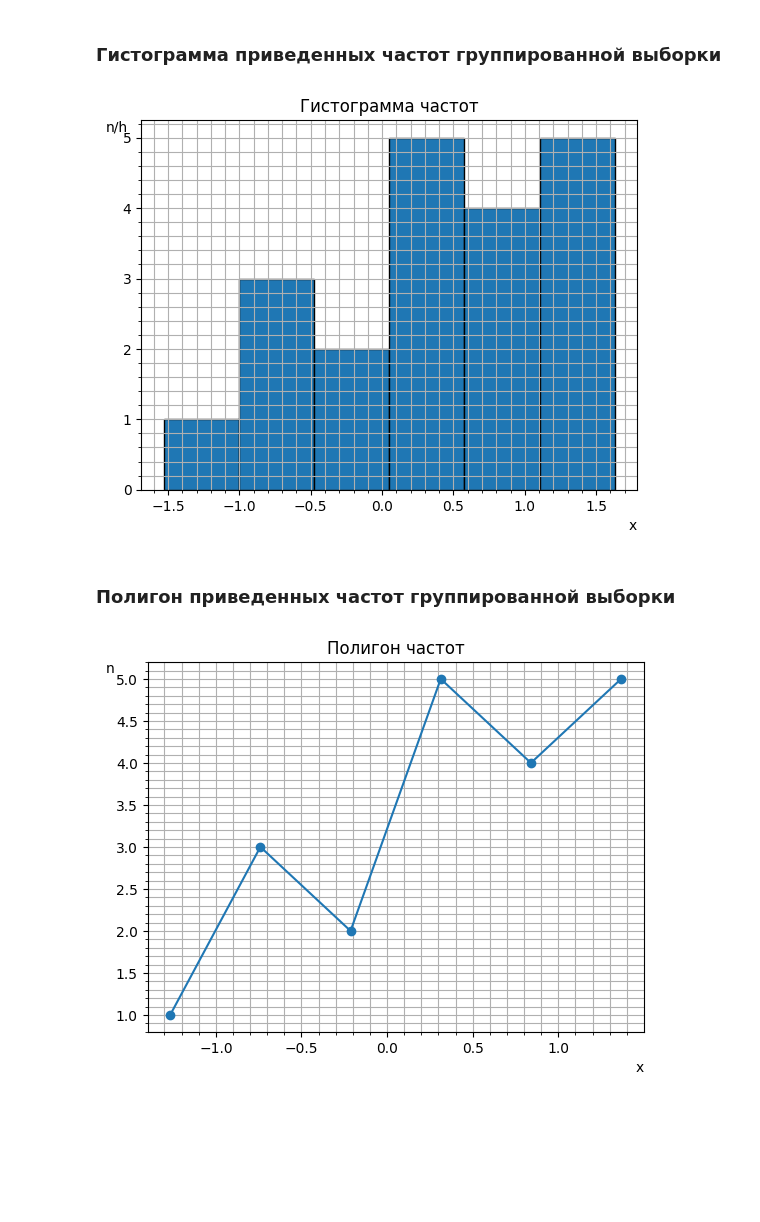
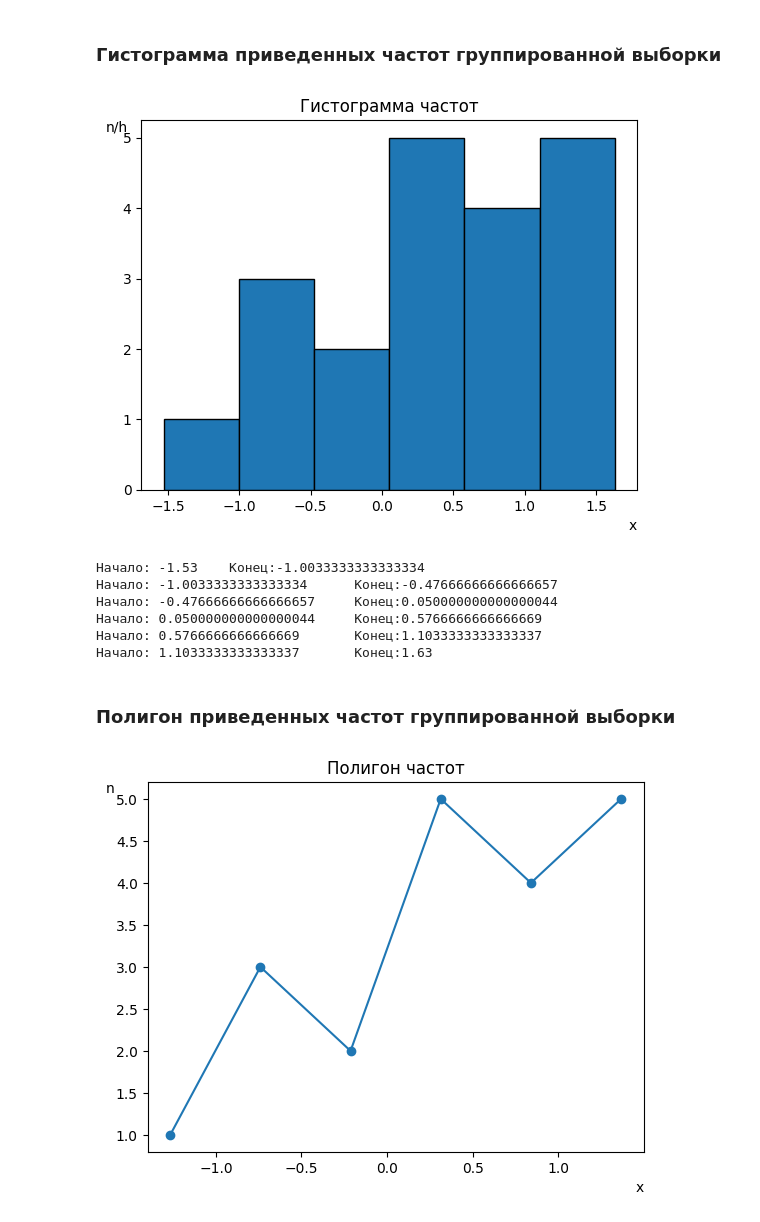
Before and after one commit to Romariok/Probability-theory, a Jupyter notebook: 5prak/task.ipynb, the cells around one changed output. Cells and saved outputs as stored; diff of their text form; code cells hidden in the pictures; blank space fills up the shorter version.

```diff
--- a/5prak/task.ipynb
+++ b/5prak/task.ipynb
@@ -93,13 +101,13 @@ def empirical_distribution_function(x):
     return freq / len(data)
 # %%
 freq = 0
-print(f"x < {statistical_series[0][0]}:\tF(x) = {freq / len(statistical_series)}")
+print(f"F(x) = {freq / len(statistical_series)}:\tx < {statistical_series[0][0]}")
 for i in range(len(statistical_series) - 1):
     freq += statistical_series[i][1]
     print(
-        f"{statistical_series[i][0]} <= x < {statistical_series[i+1][0]}:\tF(x) = {freq / len(statistical_series)}")
+        f"F(x) = {freq / len(statistical_series)}:\t{statistical_series[i][0]} <= x < {statistical_series[i+1][0]}")
 freq += statistical_series[-1][1]
-print(f"{statistical_series[-1][0]} <= x:\tF(x) = {freq / len(statistical_series)}")
+print(f"F(x) = {freq / len(statistical_series)}:\t{statistical_series[-1][0]} <= x")
 
 x_values = np.linspace(min_value - 1, max_value + 1, 10000)
 ecdf_values = [empirical_distribution_function(x)
@@ -137,30 +145,33 @@ x < -1.53:      F(x) = 0.0
 # %% [markdown]
 <h3>Гистограмма приведенных частот группированной выборки</h3>
 # %%
-
 num_bins = 6
 hist, bins = np.histogram(data, bins=bins_num)
 plt.hist(variation_series, bins=num_bins, edgecolor='black')
-plt.grid(which='both')
-plt.minorticks_on()
 plt.title('Гистограмма частот')
 plt.xlabel('x', ha='right', x=1.0)
 plt.ylabel('n/h', va='top', y=1.0)
 plt.gca().yaxis.get_label().set_rotation(0)
 plt.show()
+for i in range(len(bins)-1):
+   print(f"Начало: {bins[i]}\t Конец:{bins[i+1]}")
 # %% [output]
-[figure, old version]
+[figure, new version]
+Начало: -1.53    Конец:-1.0033333333333334
+Начало: -1.0033333333333334      Конец:-0.47666666666666657
+Начало: -0.47666666666666657     Конец:0.050000000000000044
+Начало: 0.050000000000000044     Конец:0.5766666666666669
+Начало: 0.5766666666666669       Конец:1.1033333333333337
+Начало: 1.1033333333333337       Конец:1.63
 # %% [markdown]
 <h3>Полигон приведенных частот группированной выборки</h3>
 # %%
 bin_centers = (bins[:-1] + bins[1:]) / 2
 plt.plot(bin_centers, hist, marker='o', linestyle='-')
-plt.grid(which='both')
-plt.minorticks_on()
 plt.title('Полигон частот')
 plt.xlabel('x', ha='right', x=1.0)
 plt.ylabel('n', va='top', y=1.0)
 plt.gca().yaxis.get_label().set_rotation(0)
 plt.show()
 # %% [output]
-[figure, old version]
+[figure, new version]
```
Also changed, not shown: parts of 5 cells of this notebook, 2 other files.
